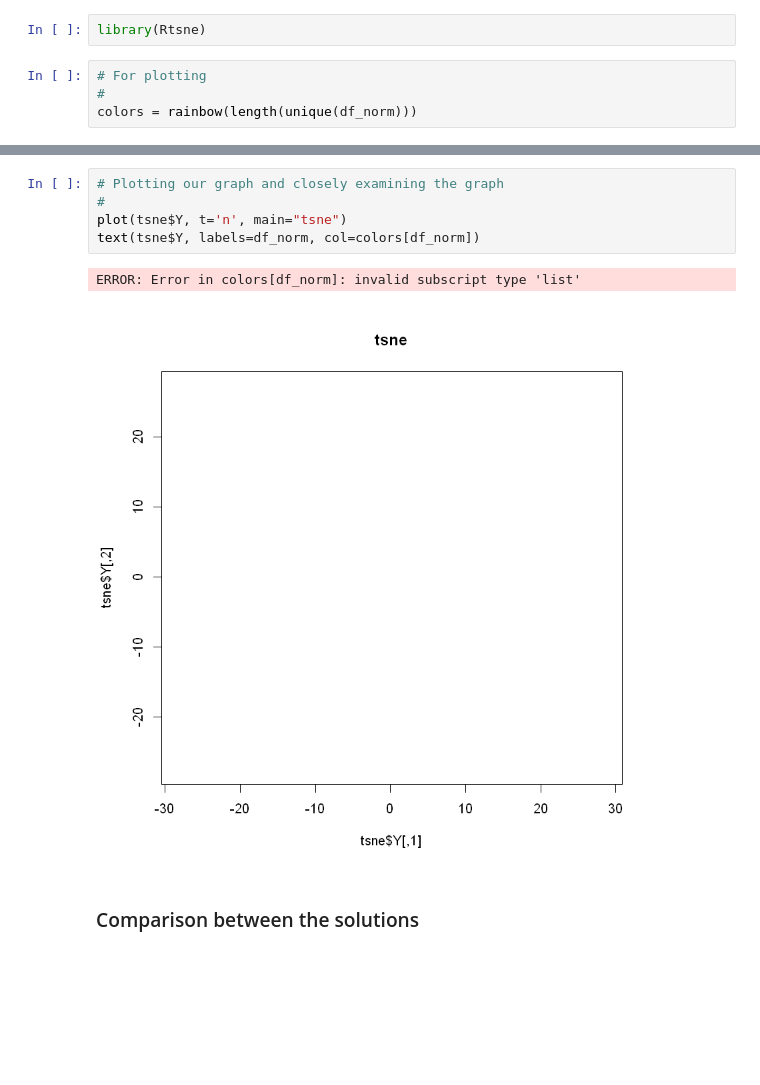
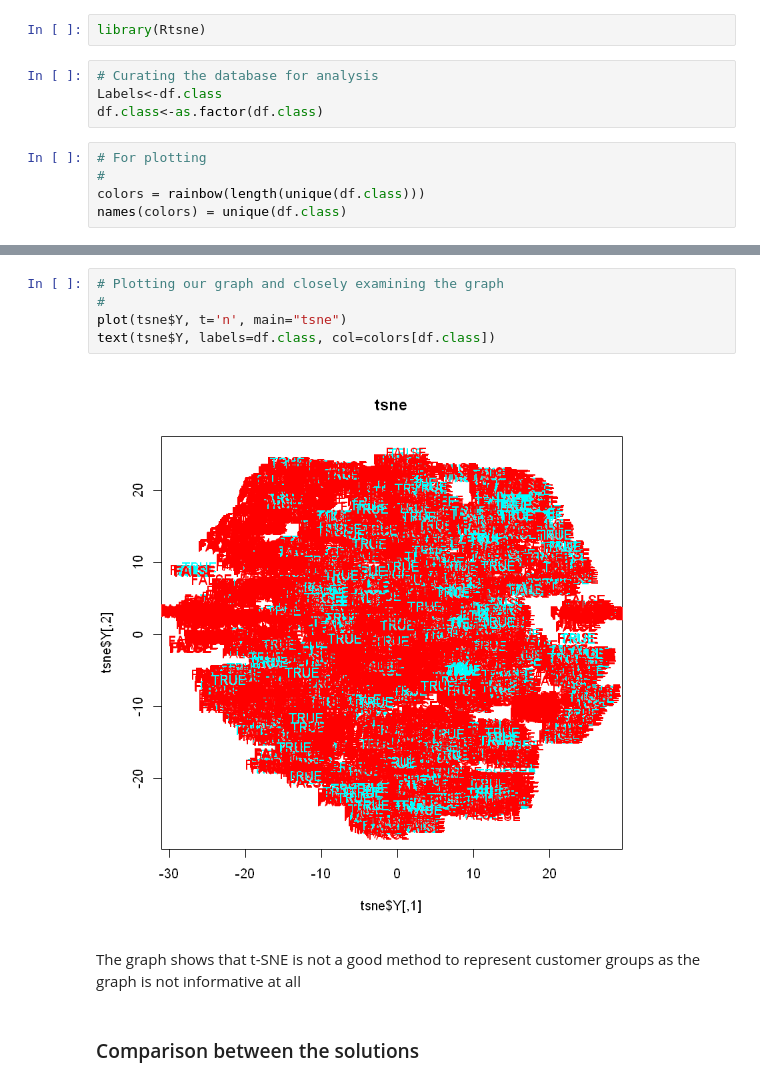
Before and after one commit to dkchebet7/Unsupervised-learning-in-R, a Jupyter notebook: IP_13.ipynb, the cells around one changed output, grey strips where cells are left out. Saved outputs shown, nothing was run; the diff lists cells and outputs as text; blank space fills up the shorter version.

```diff
--- a/IP_13.ipynb
+++ b/IP_13.ipynb
@@ -468,10 +565,15 @@ The downloaded binary packages are in
         C:\Users\Hp\AppData\Local\Temp\RtmpK0uFbQ\downloaded_packages
 # %%
 library(Rtsne)
+# %%
+# Curating the database for analysis
+Labels<-df.class
+df.class<-as.factor(df.class)
 # %%
 # For plotting
 #
-colors = rainbow(length(unique(df_norm)))
+colors = rainbow(length(unique(df.class)))
+names(colors) = unique(df.class)
 # %%
 # Executing the algorithm on curated data
 #
@@ -525,10 +627,11 @@ Fitting performed in 45.05 seconds.
 # %%
 # Plotting our graph and closely examining the graph
 #
 plot(tsne$Y, t='n', main="tsne")
-text(tsne$Y, labels=df_norm, col=colors[df_norm])
+text(tsne$Y, labels=df.class, col=colors[df.class])
 # %% [output]
-ERROR: Error in colors[df_norm]: invalid subscript type 'list'
-[figure, old version]
+[figure, new version]
+# %% [markdown]
+The graph shows  that t-SNE is not a good method to represent customer groups as the graph is not informative at all
 # %% [markdown]
 ### Comparison between the solutions
```
Also changed, not shown: parts of 48 cells of this notebook.
